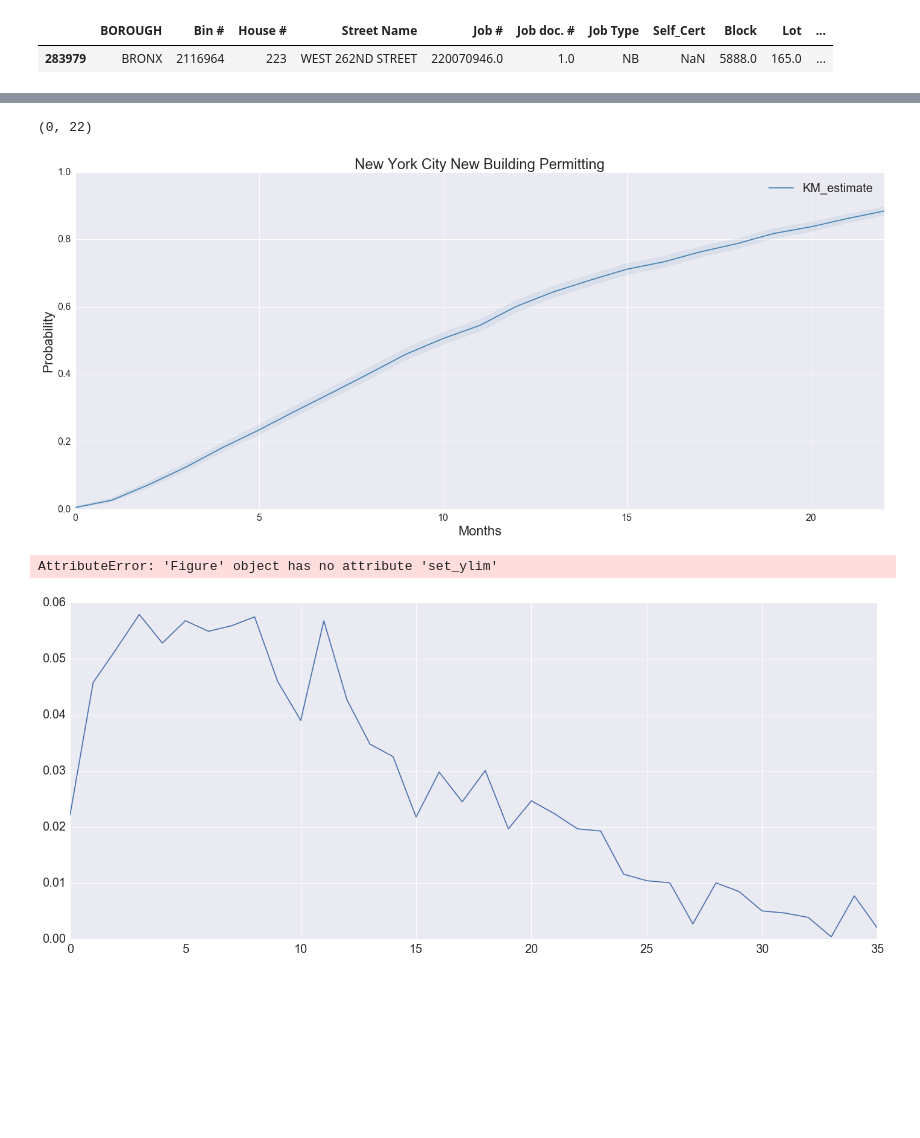
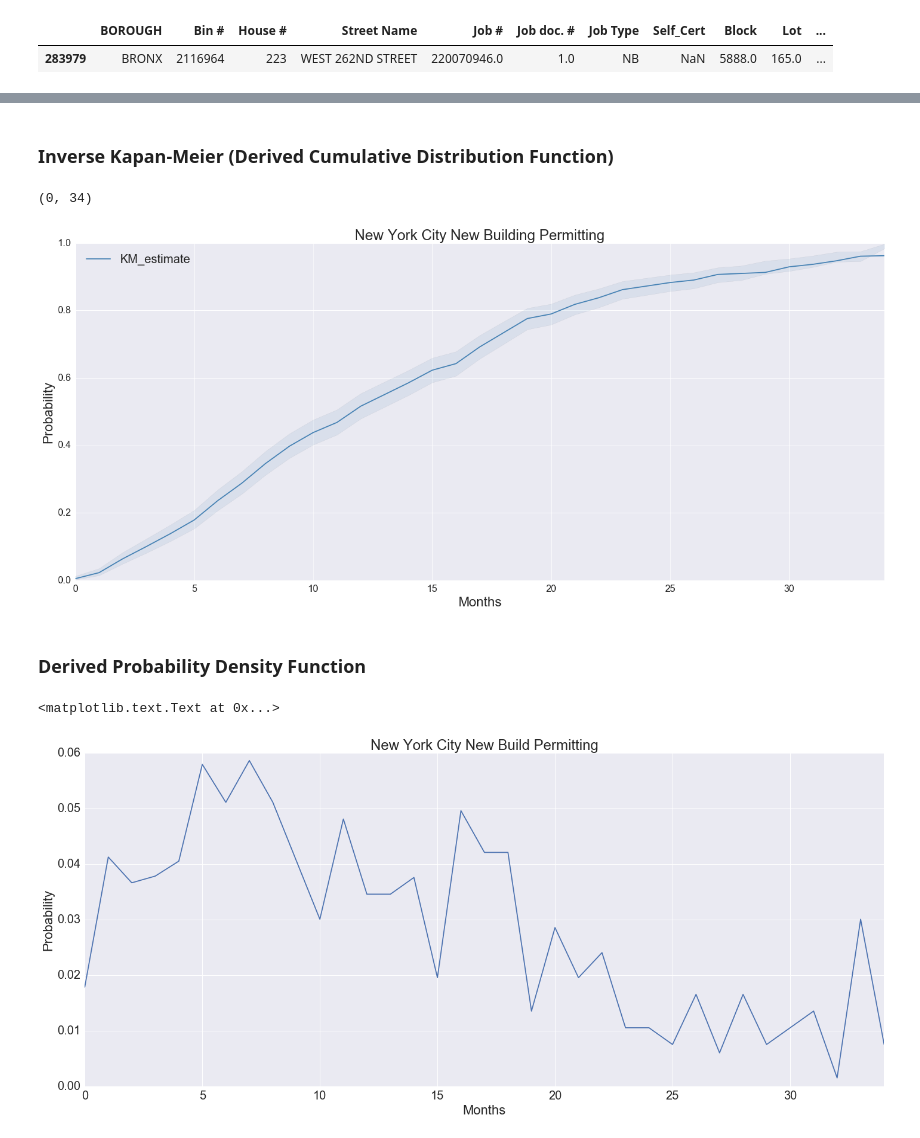
Before and after one commit to techelo/nyc-construction-timeline, a Jupyter notebook: Application-Permit-Occupancy Analysis.ipynb, the cells around one changed output, grey strips where cells are left out. Saved outputs shown, nothing was run; the diff lists cells and outputs as text; code cells hidden in the pictures; blank space fills up the shorter version.

```diff
--- a/Application-Permit-Occupancy Analysis.ipynb
+++ b/Application-Permit-Occupancy Analysis.ipynb
@@ -262,3 +280,5 @@ The safest way to deal with this is to simply limit ourselves to the first 22 mo
+# %%
+a_p_data_2016 = a_p_data[a_p_data['Issuance Date'].map(lambda d: d.year == 2016)]
 # %%
 a_p_data.head(1)
 # %% [output]
@@ -268,16 +288,16 @@ a_p_data.head(1)
 import lifelines
 from lifelines.utils import datetimes_to_durations
 
-T, C = datetimes_to_durations(a_p_data['Issuance Date'], a_p_data['Application Date'], freq='M')
+T, C = datetimes_to_durations(a_p_data_2016['Issuance Date'], a_p_data_2016['Application Date'], freq='M')
 T = np.abs(T)
 
-a_p_kmf = lifelines.KaplanMeierFitter()
-a_p_kmf.fit(T, event_observed=C)
+a_p_2016_kmf = lifelines.KaplanMeierFitter()
+a_p_2016_kmf.fit(T, event_observed=C)
 
 sns.set(font_scale=2)
-ax = a_p_kmf.plot(figsize=(24, 10), title='New York City New Building Permitting Time Survival Function', fontsize=16)
+ax = a_p_2016_kmf.plot(figsize=(24, 10), title='New York City New Building Permitting Time Survival Function', fontsize=16)
 ax.set_xlabel('Months')
 ax.set_ylabel('Survival Probability')
 ax.set_ylim([0, 1])
-ax.set_xlim([0, 22])
+ax.set_xlim([0, 34])
 # %% [output]
@@ -286,28 +306,35 @@ ax.set_xlim([0, 22])
+# %% [markdown]
+### Inverse Kapan-Meier (Derived Cumulative Distribution Function)
 # %%
-ax = (1 - a_p_kmf.survival_function_).plot(figsize=(24, 10),
-                                           title='New York City New Building Permitting',
-                                           fontsize=16,
-                                           color='steelblue')
-ax.fill_between(range(0, len(a_p_kmf.survival_function_)),
-                1 - a_p_kmf.confidence_interval_['KM_estimate_lower_0.95'],
-                1 - a_p_kmf.confidence_interval_['KM_estimate_upper_0.95'],
+ax = (1 - a_p_2016_kmf.survival_function_).plot(figsize=(24, 10),
+                                                 title='New York City New Building Permitting',
+                                               fontsize=16,
+                                               color='steelblue')
+ax.fill_between(range(0, len(a_p_2016_kmf.survival_function_)),
+                1 - a_p_2016_kmf.confidence_interval_['KM_estimate_lower_0.95'],
+                1 - a_p_2016_kmf.confidence_interval_['KM_estimate_upper_0.95'],
                 facecolor='steelblue',
                 alpha=0.1
                )
 ax.set_xlabel('Months')
 ax.set_ylabel('Probability')
 ax.set_ylim([0, 1])
-ax.set_xlim([0, 22])
+ax.set_xlim([0, 34])
 # %% [output]
-(0, 22)
+(0, 34)
-[figure, old version]
+[figure, new version]
+# %% [markdown]
+### Derived Probability Density Function
 # %%
-a_p_cdf = (1 - a_p_kmf.survival_function_)
-a_p_pdf = a_p_cdf[1:].values - a_p_cdf.values[:len(a_p_cdf) - 1]
+a_p_2016_cdf = (1 - a_p_2016_kmf.survival_function_)
+a_p_2016_pdf = a_p_2016_cdf[1:].values - a_p_2016_cdf.values[:len(a_p_2016_cdf) - 1]
 fig = plt.figure(figsize=(24, 10))
-ax = plt.plot(a_p_pdf)
-fig.set_ylim([0, 1])
-fig.set_xlim([0, 22])
+ax = plt.plot(a_p_2016_pdf)
+
+plt.xlim([0, 34])
+plt.xlabel('Months')
+plt.ylabel('Probability')
+plt.title('New York City New Build Permitting')
 # %% [output]
-AttributeError: 'Figure' object has no attribute 'set_ylim'
+<matplotlib.text.Text at 0x...>
-[figure, old version]
+[figure, new version]
```
Also changed, not shown: parts of 18 cells of this notebook, 4 other files.
